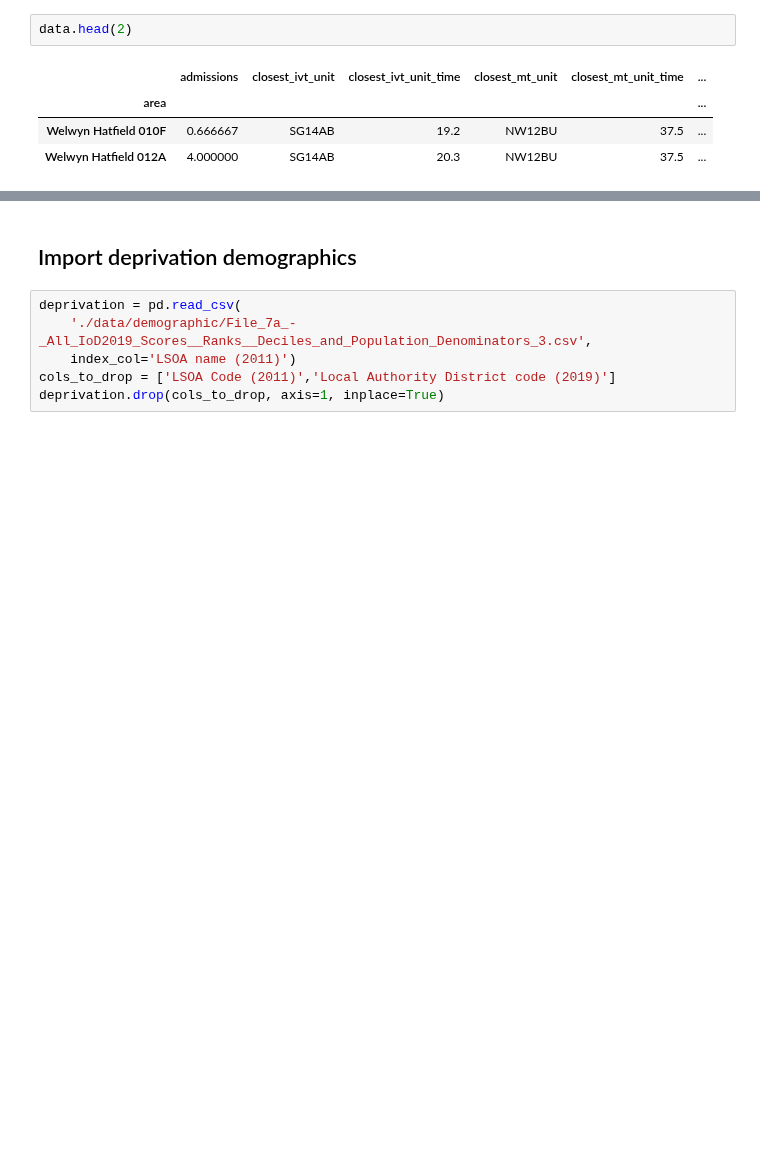
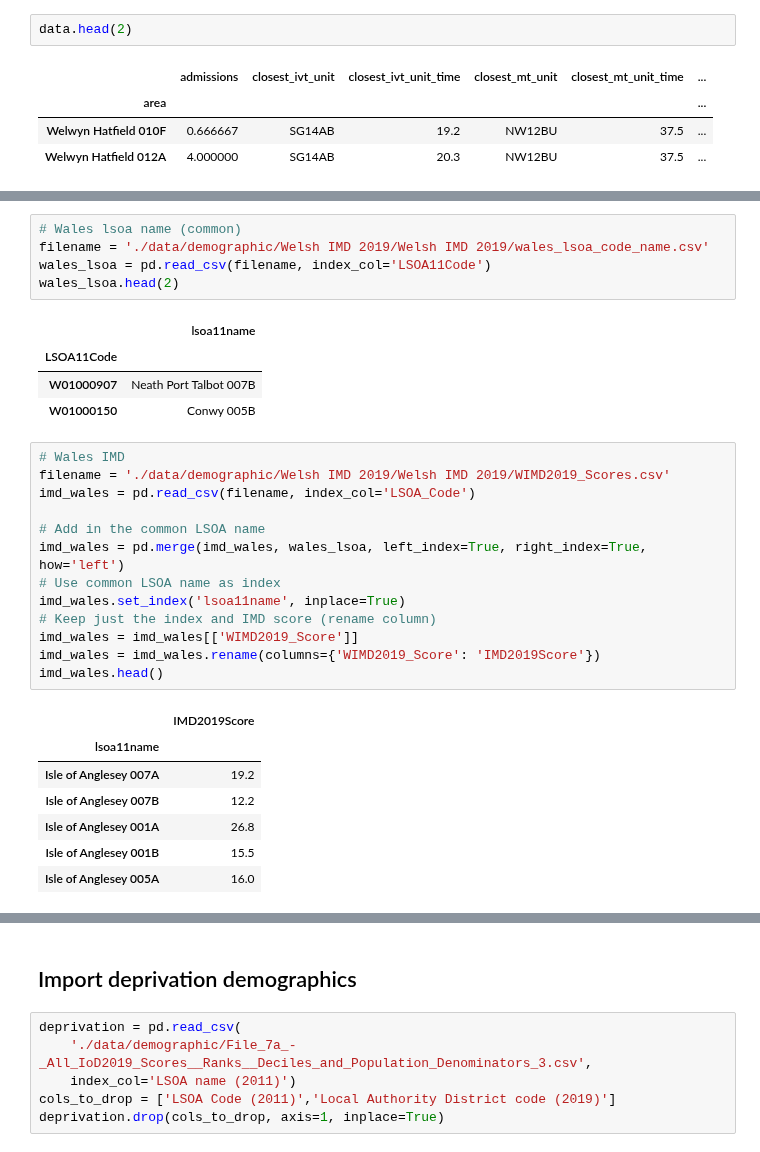
Before and after one commit to samuel-book/stroke_unit_demographics, a Jupyter notebook: 02_combine_demographic_data.ipynb, the cells around one changed output, grey strips where cells are left out. Saved outputs shown, nothing was run; the diff lists cells and outputs as text; blank space fills up the shorter version.

Commit message:
Add column 'IMD2019Score' containing Indices Multiple Deprevation

```diff
--- a/02_combine_demographic_data.ipynb
+++ b/02_combine_demographic_data.ipynb
@@ -172,0 +163,31 @@ imd_england = imd_england[['WIMD2019_Score']]
+# %%
+# Wales lsoa name (common)
+filename = './data/demographic/Welsh IMD 2019/Welsh IMD 2019/wales_lsoa_code_name.csv'
+wales_lsoa = pd.read_csv(filename, index_col='LSOA11Code')
+wales_lsoa.head(2)
+# %% [output]
+|  | lsoa11name |
+| LSOA11Code |  |
+| W01000907 | Neath Port Talbot 007B |
+| W01000150 | Conwy 005B |
+# %%
+# Wales IMD
+filename = './data/demographic/Welsh IMD 2019/Welsh IMD 2019/WIMD2019_Scores.csv'
+imd_wales = pd.read_csv(filename, index_col='LSOA_Code')
+
+# Add in the common LSOA name
+imd_wales = pd.merge(imd_wales, wales_lsoa, left_index=True, right_index=True,  how='left')
+# Use common LSOA name as index
+imd_wales.set_index('lsoa11name', inplace=True)
+# Keep just the index and IMD score (rename column)
+imd_wales = imd_wales[['WIMD2019_Score']]
+imd_wales = imd_wales.rename(columns={'WIMD2019_Score': 'IMD2019Score'})
+imd_wales.head()
+# %% [output]
+|  | IMD2019Score |
+| lsoa11name |  |
+| Isle of Anglesey 007A | 19.2 |
+| Isle of Anglesey 007B | 12.2 |
+| Isle of Anglesey 001A | 26.8 |
+| Isle of Anglesey 001B | 15.5 |
+| Isle of Anglesey 005A | 16.0 |
```
Also changed, not shown: parts of 15 cells of this notebook.
